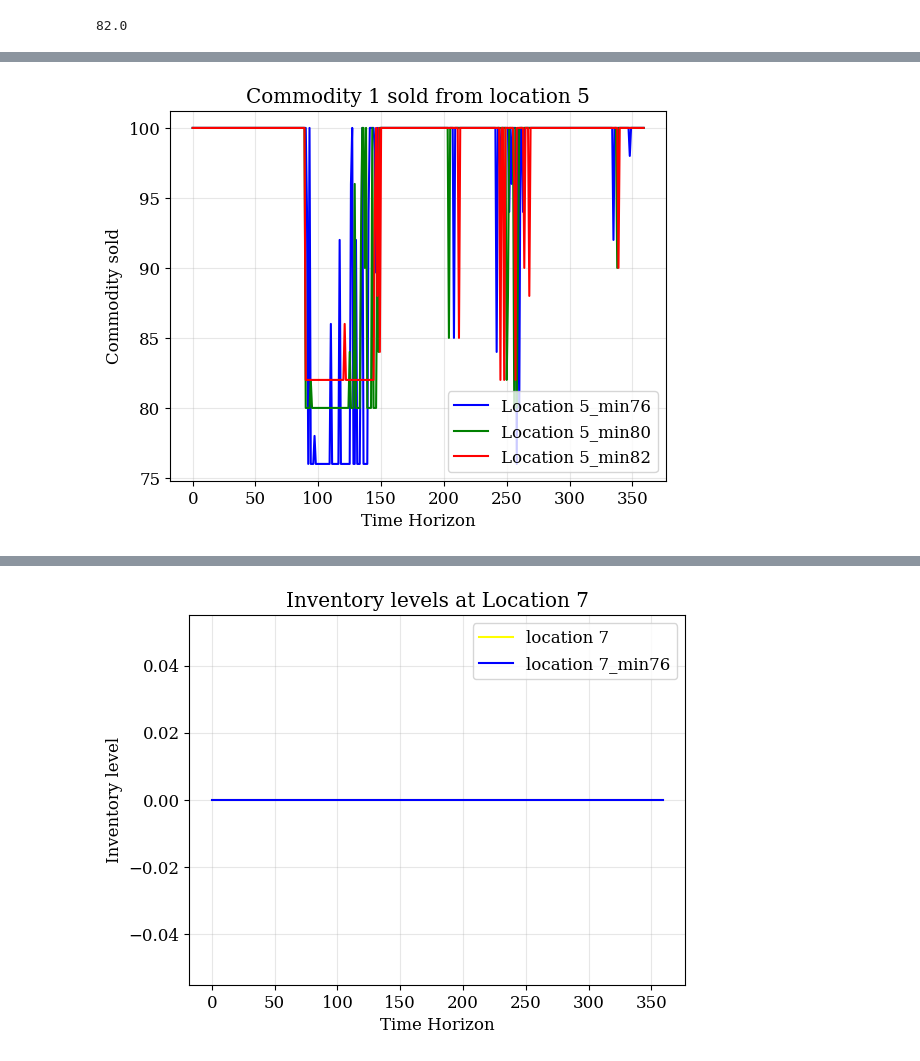
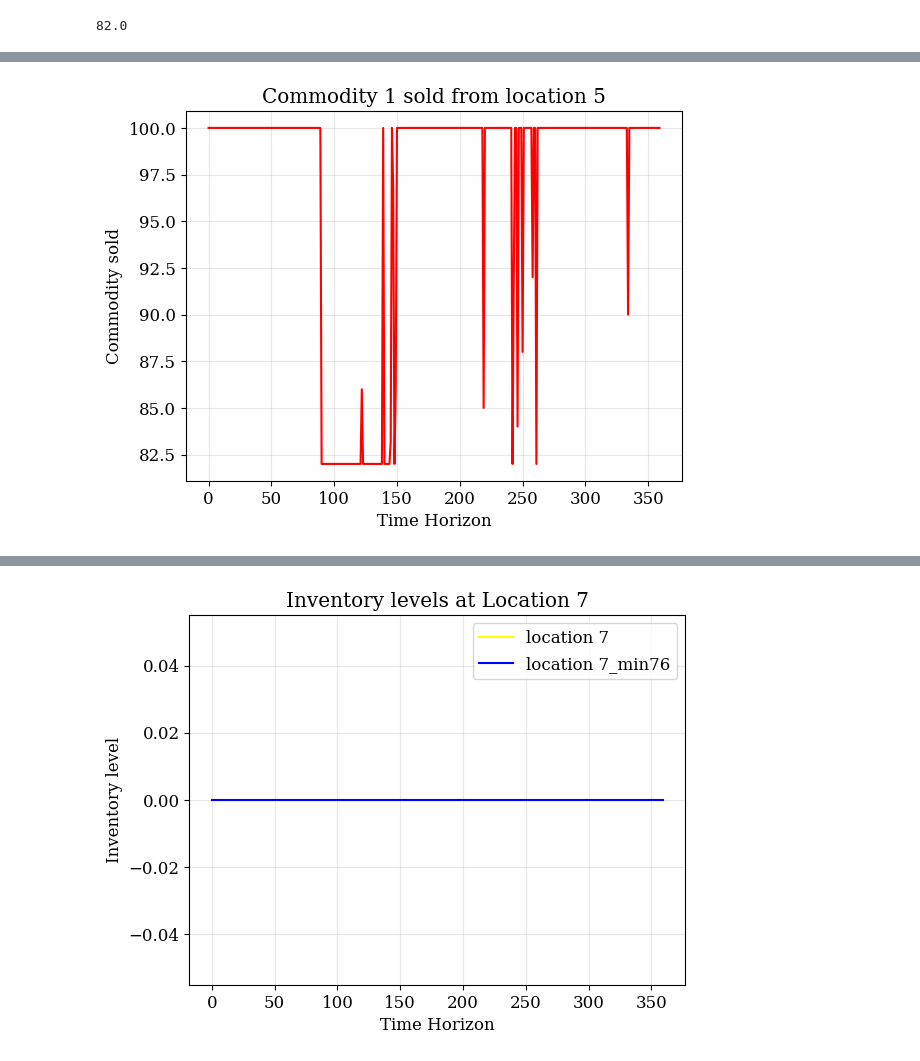
Before and after one commit to TAMUparametric/energiapy, a Jupyter notebook: docs/notebooks/ivanov-model/AIChE Fall 2023/Test.ipynb, the cells around one changed output, grey strips where cells are left out. Saved outputs shown, nothing was run; the diff lists cells and outputs as text; code cells hidden in the pictures.

Commit message:
Working on AIChE results

```diff
--- a/docs/notebooks/ivanov-model/AIChE Fall 2023/Test.ipynb
+++ b/docs/notebooks/ivanov-model/AIChE Fall 2023/Test.ipynb
@@ -561,36 +545,36 @@ plot_results.schedule(results=results_mincost82, y_axis='S', component='com1_sol
 # %%
 import matplotlib.pyplot as plt
 from matplotlib import rc
 
 rc('font', **{'family': 'serif', 'serif': ['Computer Modern'], 'size': 12})
 rc('text', usetex=False)
 
 fig, ax = plt.subplots()
 
 # Plot data from the first dataset
 # ax.plot(range(len(list(value for key, value in results_mincost.output['S'].items() if key[0]=='loc5' and key[1]=='com1_sold'))), list(value for key, value in results_mincost.output['S'].items() if key[0]=='loc5' and key[1]=='com1_sold'), label='Location 5', color='yellow')
 
-ax.plot(range(len(list(value for key, value in results_mincost76.output['S'].items() if key[0]=='loc5' and key[1]=='com1_sold'))), list(value for key, value in results_mincost76.output['S'].items() if key[0]=='loc5' and key[1]=='com1_sold'), label='Location 5_min76', color='blue')
+# ax.plot(range(len(list(value for key, value in results_mincost76.output['S'].items() if key[0]=='loc5' and key[1]=='com1_sold'))), list(value for key, value in results_mincost76.output['S'].items() if key[0]=='loc5' and key[1]=='com1_sold'), label='Location 5_min76', color='blue')
 
-ax.plot(range(len(list(value for key, value in results_mincost80.output['S'].items() if key[0]=='loc5' and key[1]=='com1_sold'))), list(value for key, value in results_mincost80.output['S'].items() if key[0]=='loc5' and key[1]=='com1_sold'), label='Location 5_min80', color='green')
-
+# ax.plot(range(len(list(value for key, value in results_mincost80.output['S'].items() if key[0]=='loc5' and key[1]=='com1_sold'))), list(value for key, value in results_mincost80.output['S'].items() if key[0]=='loc5' and key[1]=='com1_sold'), label='Location 5_min80', color='green')
+#
 ax.plot(range(len(list(value for key, value in results_mincost82.output['S'].items() if key[0]=='loc5' and key[1]=='com1_sold'))), list(value for key, value in results_mincost82.output['S'].items() if key[0]=='loc5' and key[1]=='com1_sold'), label='Location 5_min82', color='red')
 
 # Plot data from the second dataset
 # ax.plot(range(len(scenario_disruption.availability_factor['loc6']['com1_pur'])), list(scenario_disruption.availability_factor['loc6']['com1_pur'].values()), label='Location 6', color='red', marker='x')
 
 # Customize the plot
 ax.set_xlabel('Time Horizon')
 ax.set_ylabel('Commodity sold')
 ax.set_title('Commodity 1 sold from location 5')
-ax.legend()
+# ax.legend()
 ax.plot(linewidth=0.5)
 plt.grid(alpha=0.3)
 plt.rcdefaults()
 # Show the plot
 plt.show()
 # %% [output]
-[figure, old version]
+[figure, new version]
 # %%
 import matplotlib.pyplot as plt
 from matplotlib import rc
```
Also changed, not shown: parts of 18 cells of this notebook, 2 other files.
